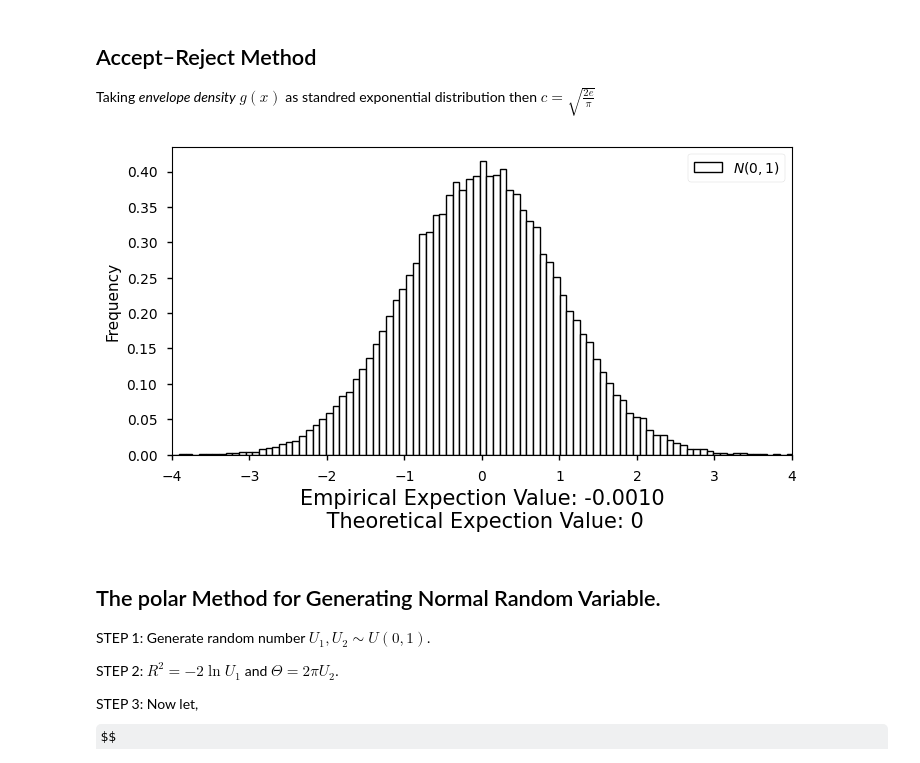
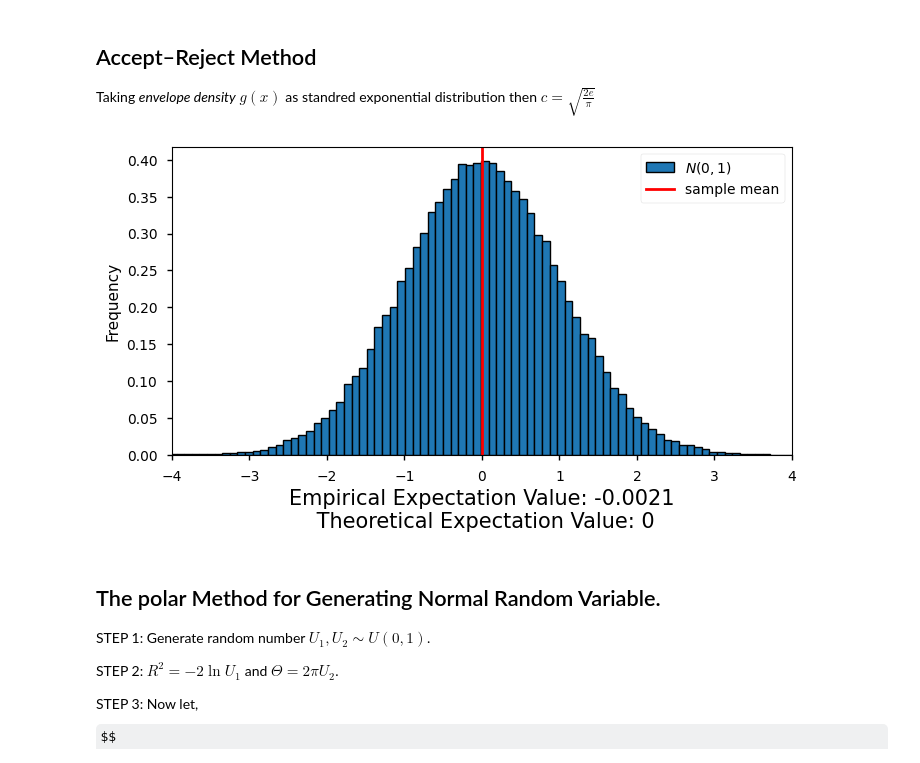
Before and after one commit to AzmainBiswas/Monte_Carlo, a Jupyter notebook: Generating Random Variable/Continuous.ipynb, the cells around one changed output. Drawn from its saved outputs; the diff is of its cells as text; code cells hidden in the pictures; some formulas as TeX source.

```diff
--- a/Generating Random Variable/Continuous.ipynb
+++ b/Generating Random Variable/Continuous.ipynb
@@ -149,37 +149,37 @@ std_normal_rvs = []
 
 for _ in range(Number_Of_Simulation):
     u1 = np.random.uniform()
     u2 = np.random.uniform()
     y1 = inverse_exp_cdf(u1)
     y2 = inverse_exp_cdf(u2)
     if y2 >= ((y1 - 1) ** 2) / 2:
         if np.random.uniform() <= 1 / 2:
             std_normal_rvs.append(y1)
         else:
             std_normal_rvs.append(-y1)
 
 
 plt.figure(figsize=(8, 4))
 plt.hist(
     std_normal_rvs,
     linewidth=1,
     density=True,
-    color="white",
+    # color="white",
     edgecolor="black",
     bins=100,
     label=r"$N(0,1)$"
 )
-# plt.axvline(statistics.mean(std_normal_rvs), color="r", linewidth=2, label='sample mean')
+plt.axvline(statistics.mean(std_normal_rvs), color="r", linewidth=2, label='sample mean')
 plt.xlabel(
-    f"Empirical Expection Value: {statistics.mean(std_normal_rvs):.4f}\n Theoretical Expection Value: 0",
+    f"Empirical Expectation Value: {statistics.mean(std_normal_rvs):.4f}\n Theoretical Expectation Value: 0",
     fontsize=15,
 )
 plt.ylabel('Frequency')
 plt.xlim([-4, 4])
 plt.legend()
 plt.show()
 # %% [output]
-[figure, old version]
+[figure, new version]
 # %% [markdown]
 ## The polar Method for Generating Normal Random Variable.
 
```
Also changed, not shown: parts of 4 cells of this notebook, 2 other files.
